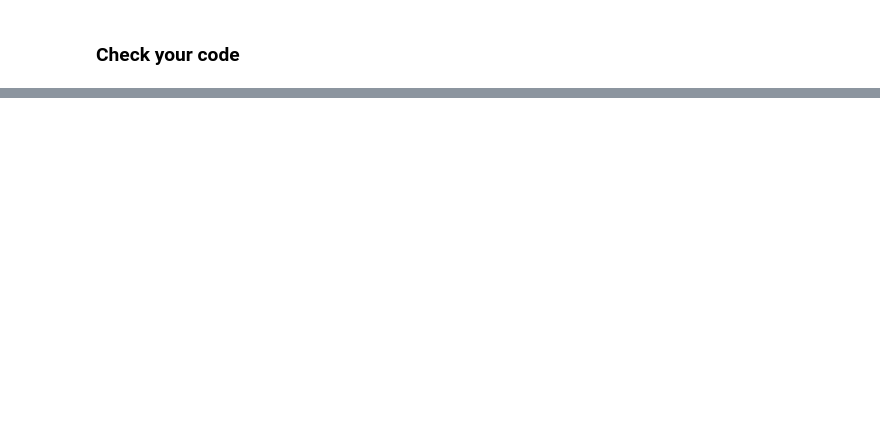
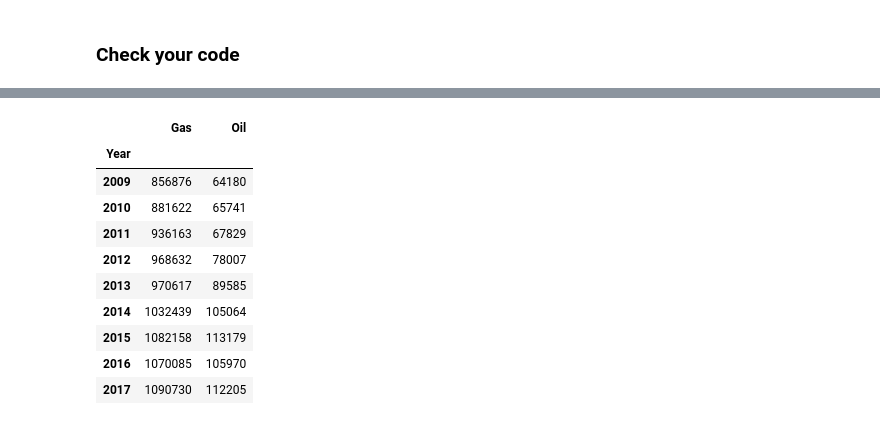
Before and after one commit to buseozgur/data-us-oil-and-gas-production, a Jupyter notebook: oil_and_gas.ipynb, the cells around one changed output, grey strips where cells are left out. Saved outputs shown, nothing was run; the diff lists cells and outputs as text; code cells hidden in the pictures; blank space fills up the shorter version.

```diff
--- a/oil_and_gas.ipynb
+++ b/oil_and_gas.ipynb
@@ -406,0 +440,15 @@ git push origin master
+# %%
+merged_df = pd.concat([total_gas, total_oil], axis=1)
+merged_df
+# %% [output]
+|  | Gas | Oil |
+| Year |  |  |
+| 2009 | 856876 | 64180 |
+| 2010 | 881622 | 65741 |
+| 2011 | 936163 | 67829 |
+| 2012 | 968632 | 78007 |
+| 2013 | 970617 | 89585 |
+| 2014 | 1032439 | 105064 |
+| 2015 | 1082158 | 113179 |
+| 2016 | 1070085 | 105970 |
+| 2017 | 1090730 | 112205 |
```
Also changed, not shown: parts of 8 cells of this notebook, 1 other file.
